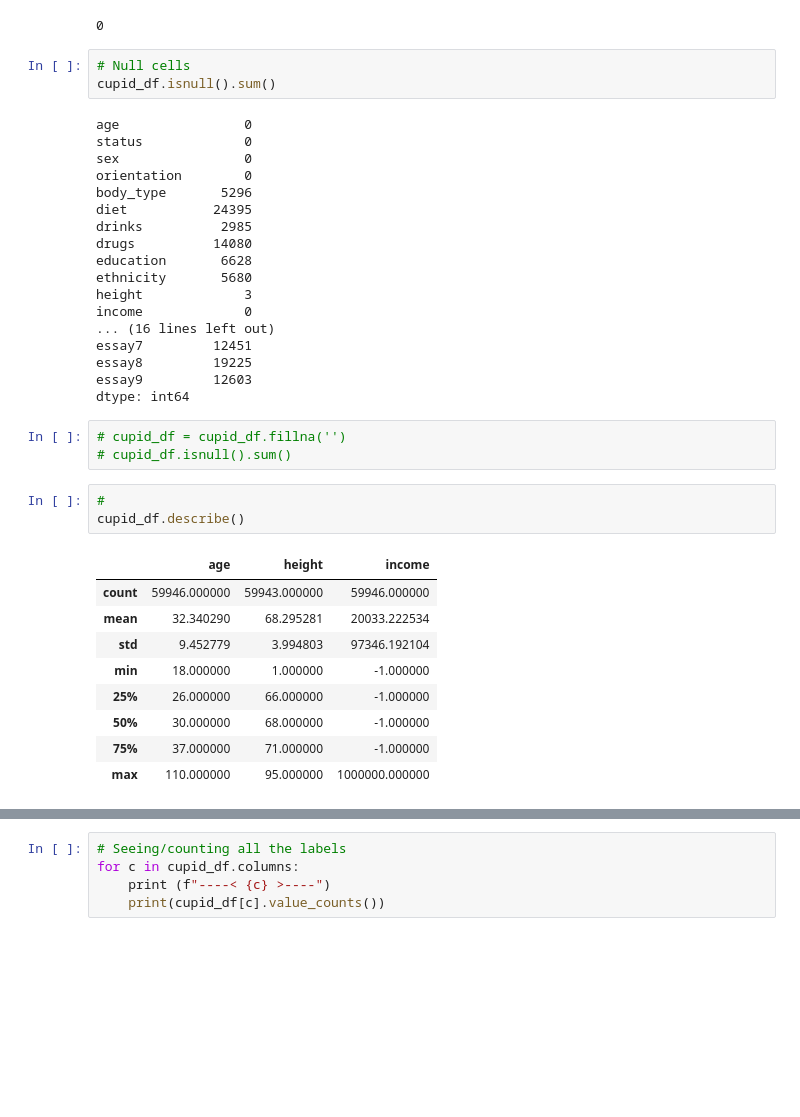
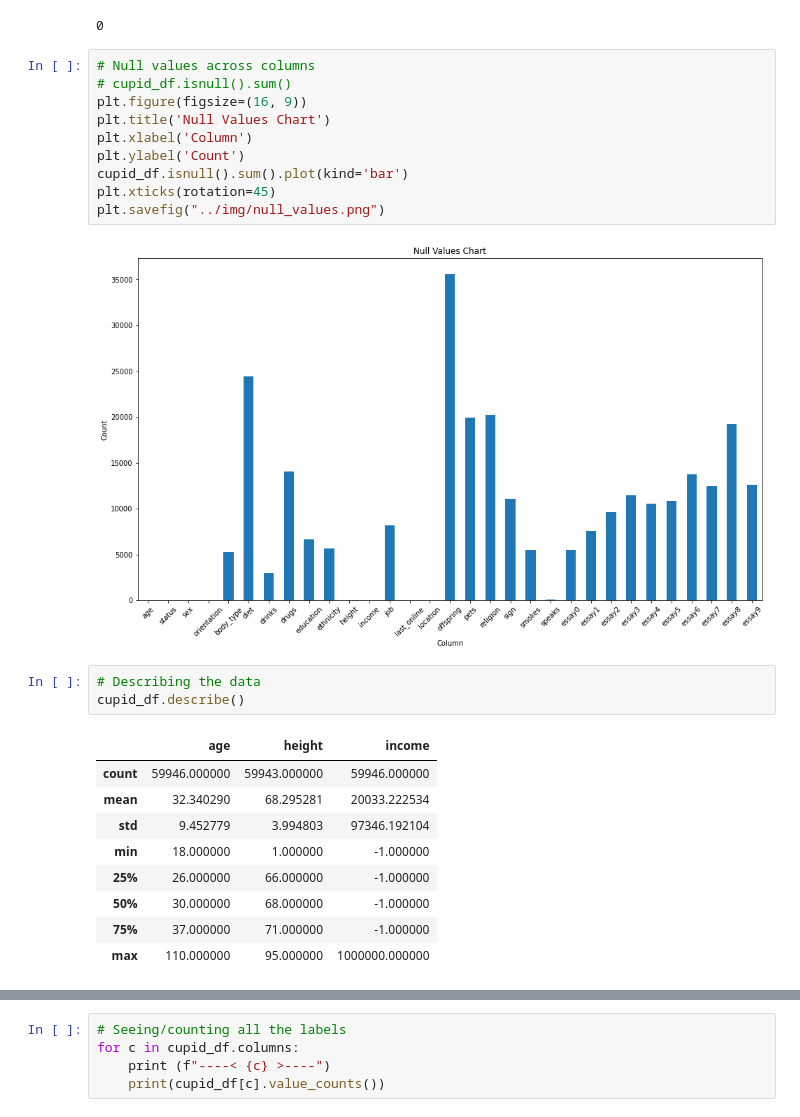
Before and after one commit to truongphamnguyen/daimil-midterm-project, a Jupyter notebook: notebooks/exploring_data.ipynb, the cells around one changed output, grey strips where cells are left out. Cells and saved outputs as stored; diff of their text form; blank space fills up the shorter version.

```diff
--- a/notebooks/exploring_data.ipynb
+++ b/notebooks/exploring_data.ipynb
@@ -64,32 +53,20 @@ memory usage: 14.2+ MB
 cupid_df.duplicated().sum()
 # %% [output]
 0
-# %%
-# Null cells
-cupid_df.isnull().sum()
-# %% [output]
-age                0
-status             0
-sex                0
-orientation        0
-body_type       5296
-diet           24395
-drinks          2985
-drugs          14080
-education       6628
-ethnicity       5680
-height             3
-income             0
-... (16 lines left out)
-essay7         12451
-essay8         19225
-essay9         12603
-dtype: int64
-# %%
-# cupid_df = cupid_df.fillna('')
-# cupid_df.isnull().sum()
+# %%
+# Null values across columns
+# cupid_df.isnull().sum()
+plt.figure(figsize=(16, 9))
+plt.title('Null Values Chart')
+plt.xlabel('Column')
+plt.ylabel('Count')
+cupid_df.isnull().sum().plot(kind='bar')
+plt.xticks(rotation=45)
+plt.savefig("../img/null_values.png")
+# %% [output]
+[figure, added]
 # %%
-#
+# Describing the data
 cupid_df.describe()
 # %% [output]
 |  | age | height | income |
```
Also changed, not shown: parts of 21 cells of this notebook, 4 other files.
